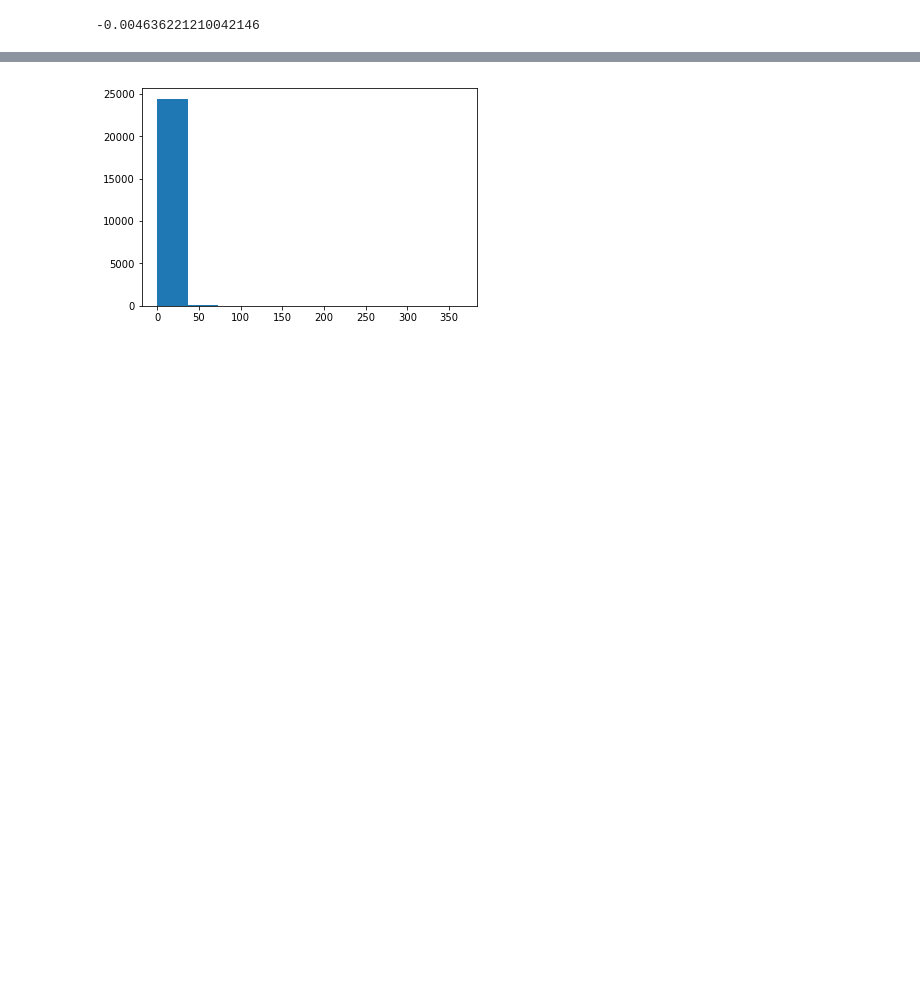
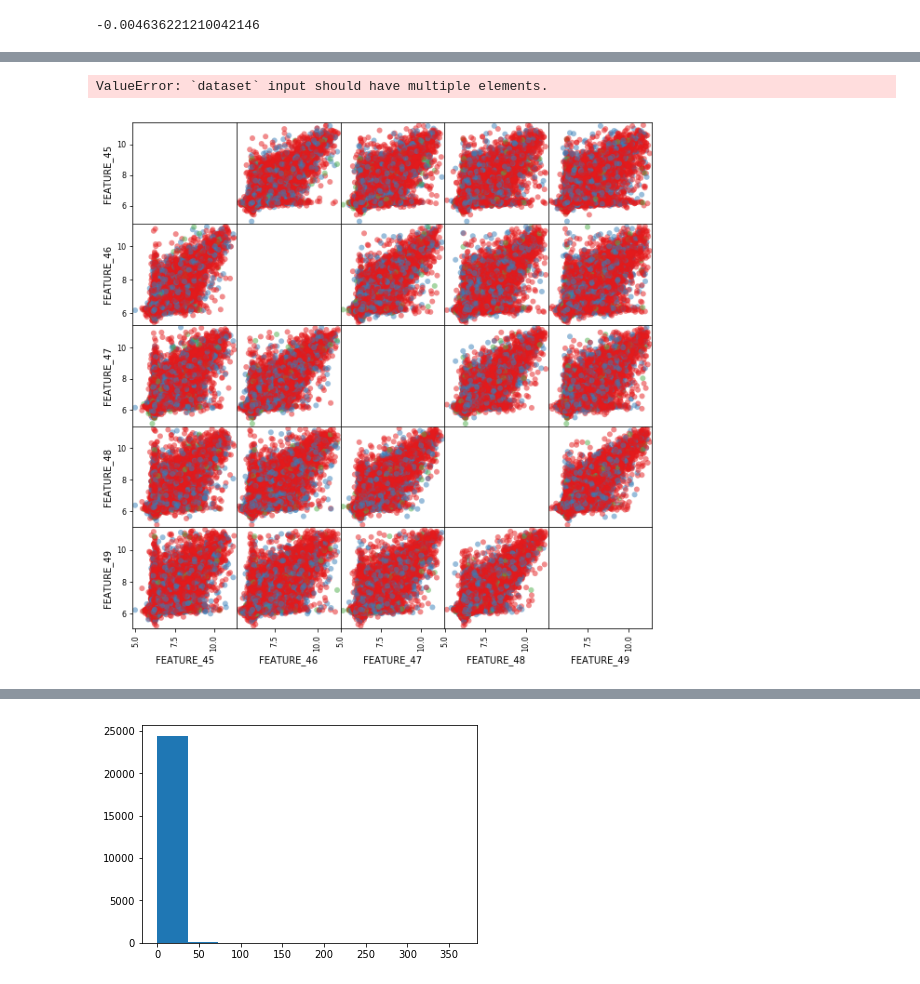
Before and after one commit to rtriangle/it_case_DJ, a Jupyter notebook: Untitled.ipynb, the cells around one changed output, grey strips where cells are left out. Cells and saved outputs as stored; diff of their text form; code cells hidden in the pictures; blank space fills up the shorter version.

```diff
--- a/Untitled.ipynb
+++ b/Untitled.ipynb
@@ -98,2 +57,0 @@ Index(['FEATURE_0', 'FEATURE_1', 'FEATURE_2', 'FEATURE_3', 'FEATURE_4',
-# %%
-a = set([0, 1, 2])
@@ -366,0 +175,7 @@ FEATURE_259 1.0 3.0
+# %%
+axarr, color_map = factor_scatter_matrix(np.log(X[features[45:50]] + 500), y)
+plt.figure(figsize=(15, 10))
+plt.show()
+# %% [output]
+ValueError: `dataset` input should have multiple elements.
+[figure, added]
```
Also changed, not shown: parts of 63 cells of this notebook.
